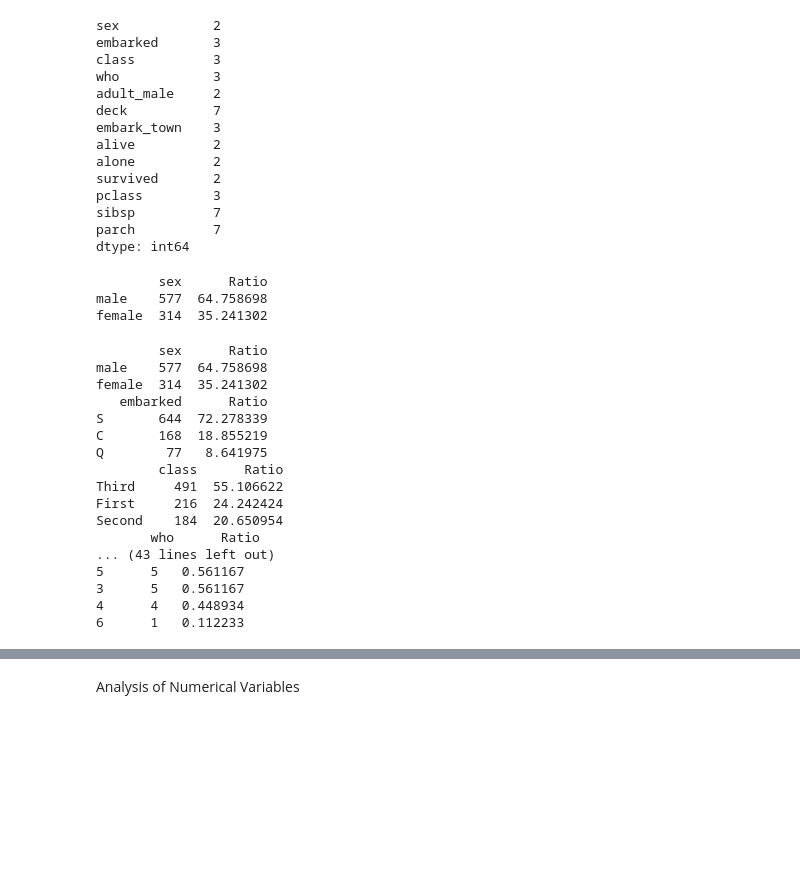
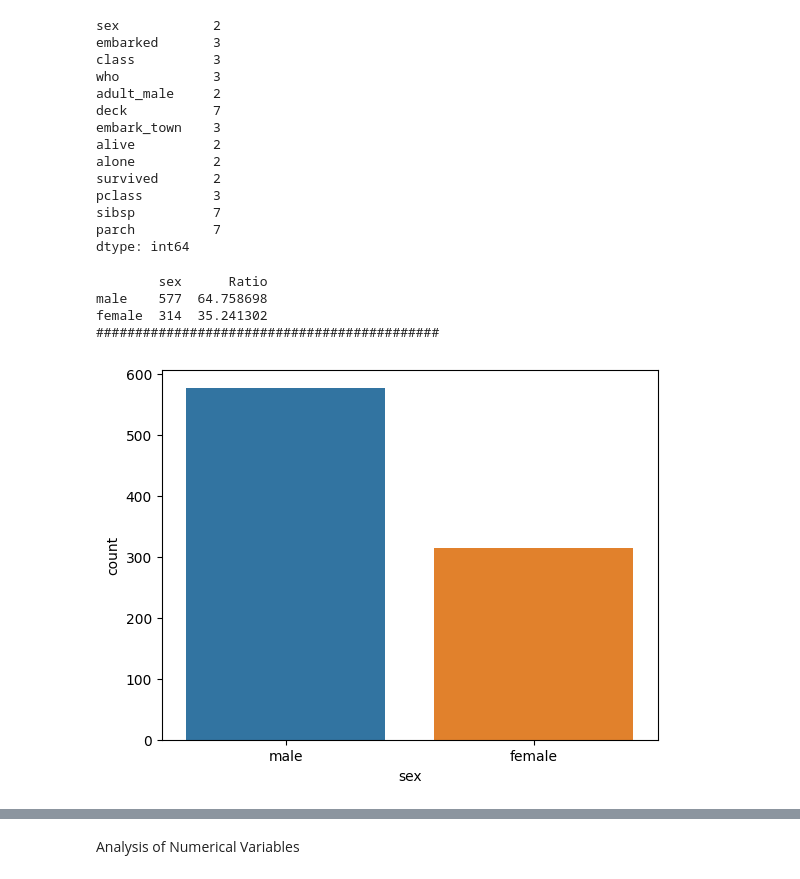
Before and after one commit to lacteavian/miuul_machine_learning_bootcamp, a Jupyter notebook: week2_notes.ipynb, the cells around one changed output, grey strips where cells are left out. Drawn from its saved outputs; the diff is of its cells as text; code cells hidden in the pictures; blank space fills up the shorter version.

```diff
--- a/week2_notes.ipynb
+++ b/week2_notes.ipynb
@@ -1200,33 +1197,18 @@ sibsp          7
 parch          7
 dtype: int64
 # %%
-def cat_summary(dataframe, col_name):
+def cat_summary(dataframe, col_name, plot=False):
   print(pd.DataFrame({col_name: dataframe[col_name].value_counts(),
                       "Ratio": 100 * dataframe[col_name].value_counts()/len(dataframe)}))
+  print("############################################")
+  if plot:
+    sns.countplot(x=dataframe[col_name], data=dataframe)
+    plt.show(block=True)
 # %%
-cat_summary(df, "sex")
+cat_summary(df, "sex", plot=True)
 # %% [output]
         sex      Ratio
 male    577  64.758698
 female  314  35.241302
+############################################
+[figure, added]
-# %%
-for col in cat_cols:
-  cat_summary(df,col)
-# %% [output]
-        sex      Ratio
-male    577  64.758698
-female  314  35.241302
-   embarked      Ratio
-S       644  72.278339
-C       168  18.855219
-Q        77   8.641975
-        class      Ratio
-Third     491  55.106622
-First     216  24.242424
-Second    184  20.650954
-       who      Ratio
-... (43 lines left out)
-5      5   0.561167
-3      5   0.561167
-4      4   0.448934
-6      1   0.112233
```
Also changed, not shown: parts of 59 cells of this notebook.
